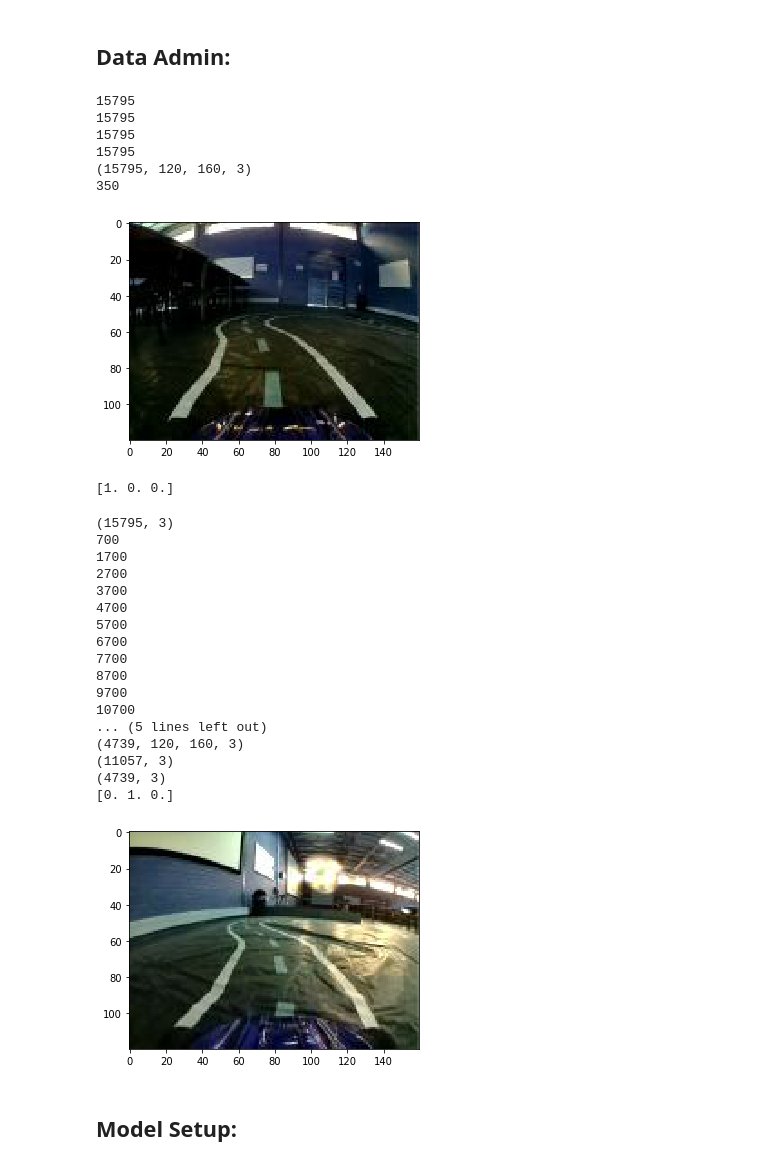
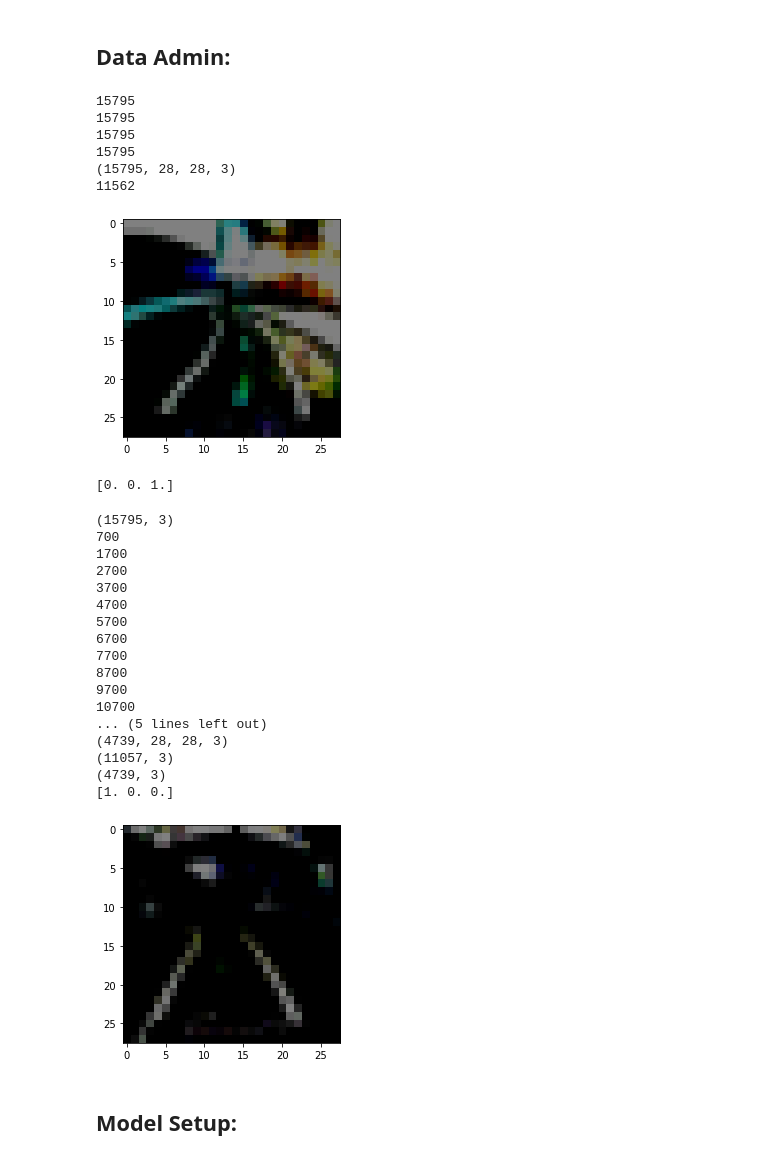
Before and after one commit to brontisaur/CounterpointDonkey, a Jupyter notebook: Categorical Model.ipynb, the cells around one changed output. Drawn from its saved outputs; the diff is of its cells as text; code cells hidden in the pictures.

Commit message:
Reduced image to 28x28x3 and applied a threshold to simplify the colours in the image 90% match in training but 70% when applied. Looks like we may be overfitting.

```diff
--- a/Categorical Model.ipynb
+++ b/Categorical Model.ipynb
@@ -8,6 +8,7 @@ import natsort
 import numpy as np
 import cv2
 import json
+import tensorflow as tf
 from random import randrange
 
 import matplotlib.pyplot as plt
@@ -22,8 +23,6 @@ im_list = []
 rec_list = []
 
 for file in os.listdir(path):
-    #image = tf.image.decode_jpeg(file)
-    #image = tf.cast(file, tf.float32)
     if 'cam' in file:
         im_list.append(file)
     elif 'record' in file:
@@ -37,55 +36,70 @@ im_list.sort(key=lambda f: int(''.join(filter(str.isdigit, f))))
 rec_list.sort(key=lambda f: int(''.join(filter(str.isdigit, f))))
 
 #reading in array of images:
-x_images = np.zeros((len(rec_list), 120, 160, 3), dtype = np.float32)
-randomImage = 350# = randrange(len(x_images))
+width = 28#img.shape[1] # keep original width
+height = 28
+color = 3
+dim = (width, height)
+#width, height, color
+#x_images = np.zeros((len(rec_list), 120, 160, 3), dtype = np.float32)
+x_images = np.zeros((len(rec_list), width, height, color), dtype = np.float32)
+
+randomImage = randrange(len(x_images))#14909
 for i in range(len(im_list)):
     filename = im_list[i]
-    x_images[i,:,:,:] = tf.cast(cv2.imread(path+filename), tf.float32)
+    image = cv2.imread(path+filename)
+    image = cv2.threshold(image, 128, 128, cv2.THRESH_BINARY)[1]
+    image = cv2.resize(image,(height,width),interpolation = cv2.INTER_AREA)
+    x_images[i,:,:,:] = tf.cast(image, tf.float32)
 
 #loop over labels and create a list of left/right/straight based on a degree threshold (one-hot encoding?)
 json_data = {}
 y_labels = np.zeros((len(rec_list),3), dtype=np.float32) #setup label array for one-hot encoded left, right and straight
 for i in range(len(rec_list)):
     filename = rec_list[i]
     with open(path+filename) as fp:
         json_data = json.load(fp)
         orient = json_data['user/angle']
         orient = float(orient)
         if orient > 0.05:
             y_labels[i] = [0,0,1] #right
 
         elif orient < -0.05:
             y_labels[i] = [1,0,0] #left
 
         else:
             y_labels[i] = [0,1,0] #straight
 
 print(len(x_images))
 print(len(y_labels))
 print(x_images.shape)
 print(randomImage)
 plt.imshow(x_images[randomImage].astype('uint8'))
 plt.show()
 print(y_labels[randomImage])
 # %% [output]
 15795
 15795
 15795
 15795
-(15795, 120, 160, 3)
-350
+(15795, 28, 28, 3)
+11562
-[figure, old version]
+[figure, new version]
-[1. 0. 0.]
+[0. 0. 1.]
 # %%
 #training and validation split:
 
 memv = 0
 memt = 0
-x_val = np.zeros((round(len(x_images)*0.3)+1,120,160,3), dtype=np.float32)
-x_train = np.zeros((round(len(x_images)*0.7)+1,120,160,3), dtype=np.float32)
+#x_val = np.zeros((round(len(x_images)*0.3)+1,120,160,3), dtype=np.float32)
+#x_train = np.zeros((round(len(x_images)*0.7)+1,120,160,3), dtype=np.float32)
+#y_val = np.zeros((round(len(x_images)*0.3)+1,3), dtype=np.float32)
+#y_train = np.zeros((round(len(x_images)*0.7)+1,3), dtype=np.float32)
+x_val = np.zeros((round(len(x_images)*0.3)+1,width, height, color), dtype=np.float32)
+x_train = np.zeros((round(len(x_images)*0.7)+1,width, height, color), dtype=np.float32)
 y_val = np.zeros((round(len(x_images)*0.3)+1,3), dtype=np.float32)
 y_train = np.zeros((round(len(x_images)*0.7)+1,3), dtype=np.float32)
+
 n=0
 print(y_labels.shape)
 
@@ -97,10 +111,12 @@ for i in range(len(x_images)):
         o = 0
         p = 0
         for l in range(0+n*300, n*300+300):
+            #x_val[l] = x_images[j+o,:,:,:]
             x_val[l] = x_images[j+o,:,:,:]
             y_val[l] = y_labels[j+o]
             o +=1
         for m in range(0+n*700, n*700+700):
+            #x_train[m] = x_images[k+p,:,:,:]
             x_train[m] = x_images[k+p,:,:,:]
             y_train[m] = y_labels[k+p]
             p+=1
@@ -112,8 +128,8 @@ print(x_val.shape)
 print(y_train.shape)
 print(y_val.shape)
 
-print(y_val[randomImage])
-plt.imshow(x_val[randomImage].astype('uint8'))
+print(y_val[1000])
+plt.imshow(x_val[1000].astype('uint8'))
 plt.show()
 #obtaining test data
 
@@ -132,11 +148,11 @@ plt.show()
 9700
 10700
 ... (5 lines left out)
-(4739, 120, 160, 3)
+(4739, 28, 28, 3)
 (11057, 3)
 (4739, 3)
-[0. 1. 0.]
+[1. 0. 0.]
-[figure, old version]
+[figure, new version]
 # %% [markdown]
 ## Model Setup:
 # %%
```
Also changed, not shown: parts of 5 cells of this notebook.
